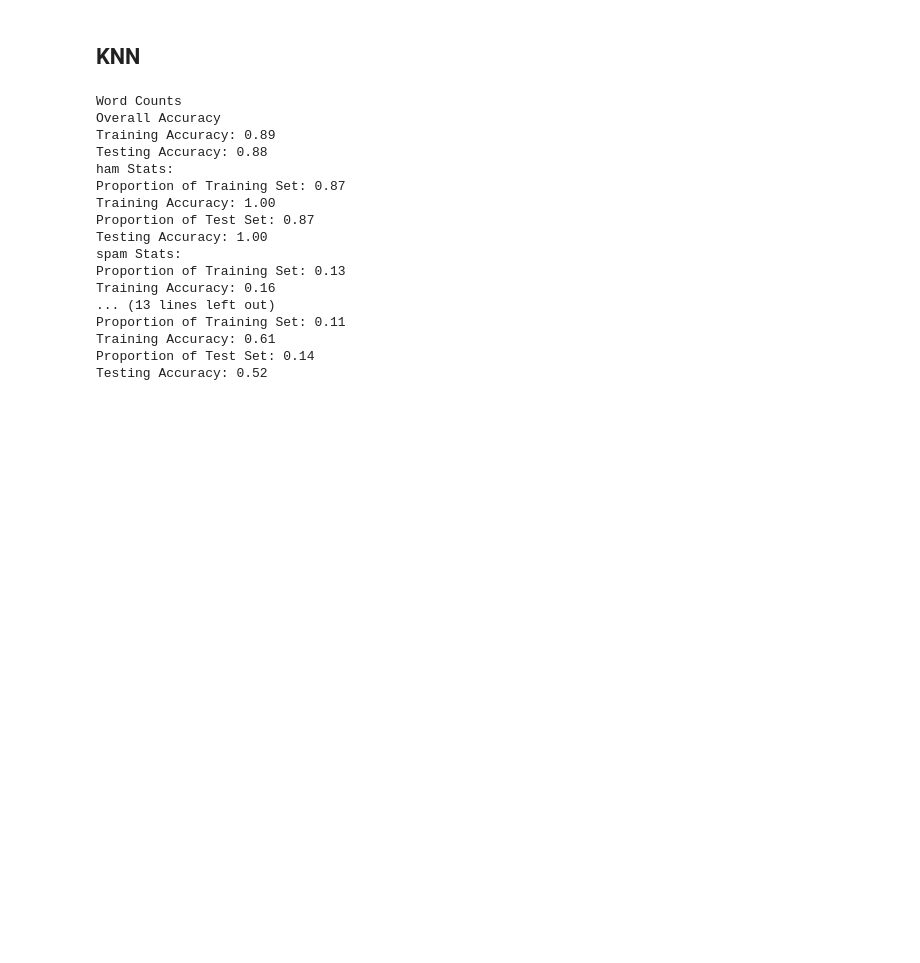
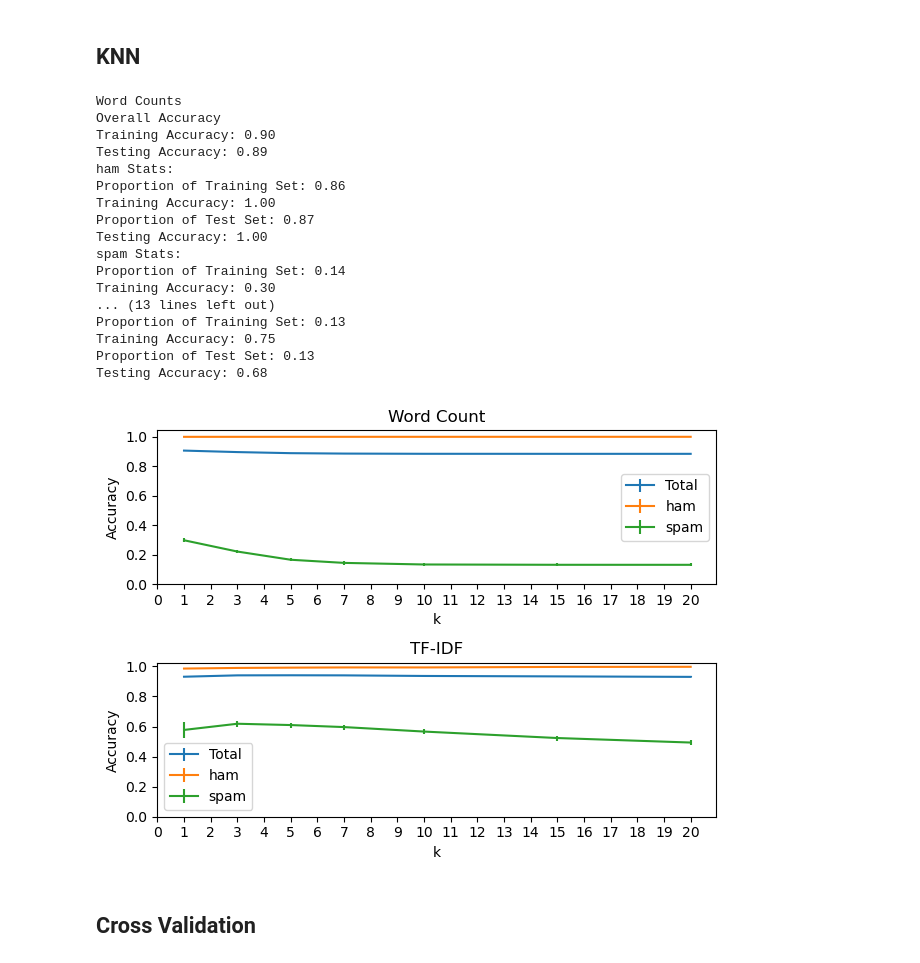
Before and after one commit to mintentha/spamDetection, a Jupyter notebook: spamDetectionSklearn.ipynb, the cells around one changed output. Saved outputs shown, nothing was run; the diff lists cells and outputs as text; code cells hidden in the pictures; blank space fills up the shorter version.

Commit message:
Cross Validation on NBC and KNN

```diff
--- a/spamDetectionSklearn.ipynb
+++ b/spamDetectionSklearn.ipynb
@@ -162,25 +164,25 @@ Testing Accuracy: 0.38
 ## KNN
 # %%
 print('Word Counts')
-_ = test(in_file='data/mergedSpam.csv', vectorizer_func=CountVectorizer, classifier=KNeighborsClassifier, n_neighbors=5)
+_ = test(in_file='data/mergedSpam.csv', vectorizer_func=CountVectorizer, classifier=KNeighborsClassifier, n_neighbors=3)
 print('---------')
 print('TFIDF')
-_ = test(in_file='data/mergedSpam.csv', vectorizer_func=TfidfVectorizer, classifier=KNeighborsClassifier, n_neighbors=5)
+_ = test(in_file='data/mergedSpam.csv', vectorizer_func=TfidfVectorizer, classifier=KNeighborsClassifier, n_neighbors=3)
 # %% [output]
 Word Counts
 Overall Accuracy
-Training Accuracy: 0.89
-Testing Accuracy: 0.88
+Training Accuracy: 0.90
+Testing Accuracy: 0.89
 ham Stats:
-Proportion of Training Set: 0.87
+Proportion of Training Set: 0.86
 Training Accuracy: 1.00
 Proportion of Test Set: 0.87
 Testing Accuracy: 1.00
 spam Stats:
+Proportion of Training Set: 0.14
+Training Accuracy: 0.30
+... (13 lines left out)
 Proportion of Training Set: 0.13
-Training Accuracy: 0.16
-... (13 lines left out)
-Proportion of Training Set: 0.11
-Training Accuracy: 0.61
-Proportion of Test Set: 0.14
-Testing Accuracy: 0.52
+Training Accuracy: 0.75
+Proportion of Test Set: 0.13
+Testing Accuracy: 0.68
@@ -186,0 +215,26 @@ Testing Accuracy: 0.52
+# %%
+def plot_knn_cross_validate():
+    avg_accuracy = {}
+    std_error = {}
+    K_arr = (1, 3, 5, 7, 10, 15, 20)
+    avg_accuracy['Word Count'], std_error['Word Count'] = knn_cross_validation(in_file='data/mergedSpam.csv', vectorizer_func=CountVectorizer, weights='distance')
+    avg_accuracy['TF-IDF'], std_error['TF-IDF'] = knn_cross_validation(in_file='data/mergedSpam.csv', vectorizer_func=TfidfVectorizer, weights='distance')
+    fig, ax = plt.subplots(2, 1)
+    for i, vec in enumerate(('Word Count', 'TF-IDF')):
+        for cl in ('Total', 'ham', 'spam'):
+            ax[i].errorbar(K_arr, avg_accuracy[vec][cl], yerr=std_error[vec][cl], label=cl)
+        ax[i].set_yticks([0, 0.2, 0.4, 0.6, 0.8, 1])
+        ax[i].set_xticks(range(21))
+        ax[i].set_title(vec)
+        ax[i].set_xlabel('k')
+        ax[i].set_ylabel('Accuracy')
+        ax[i].legend()
+    fig.tight_layout()
+    plt.show()
+    return avg_accuracy, std_error
+# %%
+knn_cross_results = plot_knn_cross_validate()
+# %% [output]
+[figure, added]
+# %% [markdown]
+## Cross Validation
```
Also changed, not shown: parts of 7 cells of this notebook, 1 other file.
